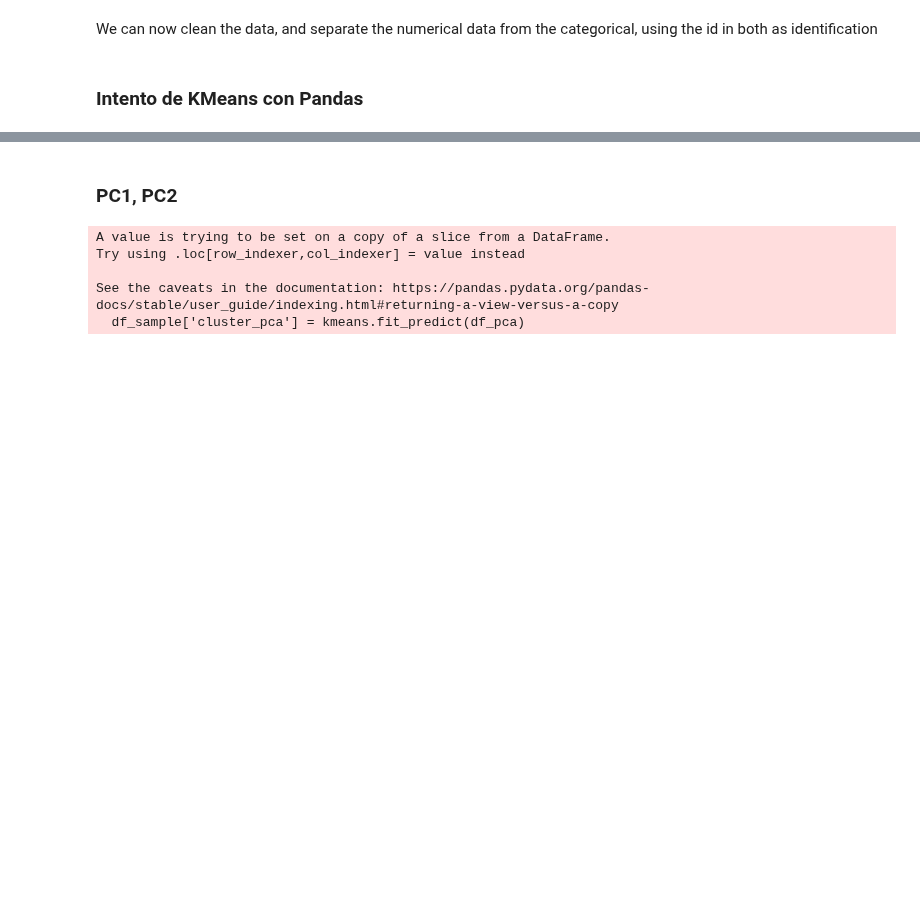
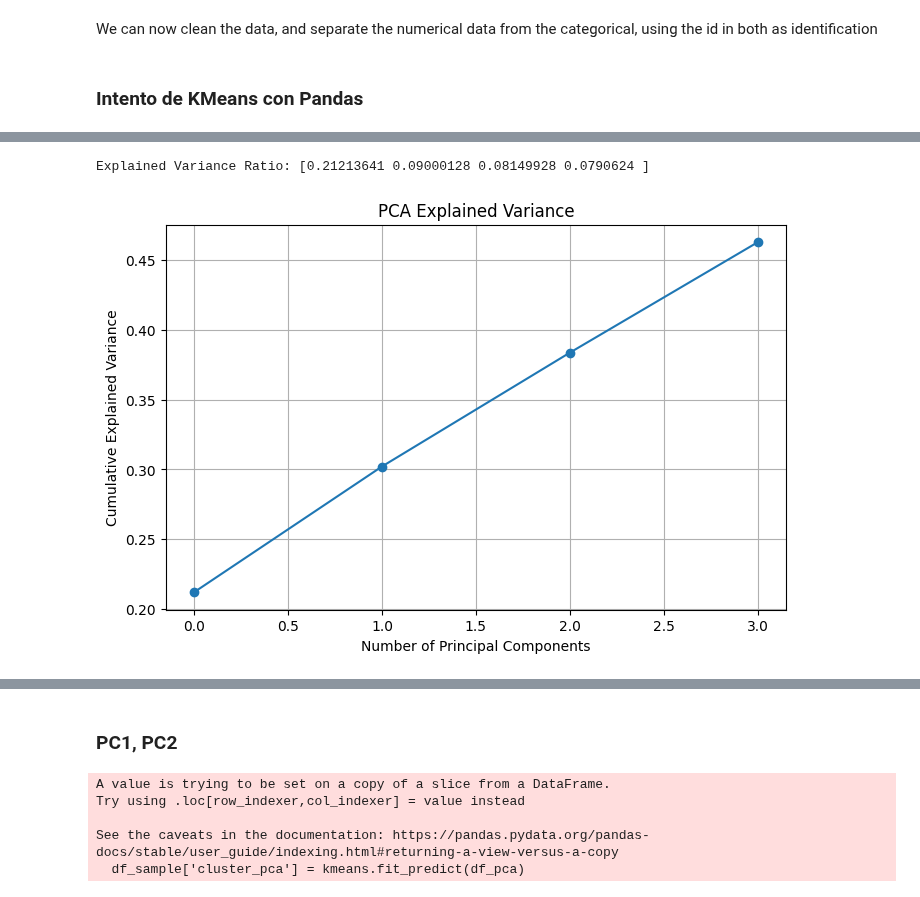
Before and after one commit to enekobarod/Suggestify, a Jupyter notebook: Suggestify/Suggestify.ipynb, the cells around one changed output, grey strips where cells are left out. Saved outputs shown, nothing was run; the diff lists cells and outputs as text; code cells hidden in the pictures; blank space fills up the shorter version.

```diff
--- a/Suggestify/Suggestify.ipynb
+++ b/Suggestify/Suggestify.ipynb
@@ -109,0 +174,19 @@ df_pca = pca.fit_transform(df_scaled)
+# %%
+explained_variance = pca.explained_variance_ratio_
+print("Explained Variance Ratio:", explained_variance)
+# %% [output]
+Explained Variance Ratio: [0.21213641 0.09000128 0.08149928 0.0790624 ]
+# %%
+import matplotlib.pyplot as plt
+import numpy as np
+
+# Plot variance explained
+plt.figure(figsize=(8,5))
+plt.plot(np.cumsum(pca.explained_variance_ratio_), marker='o')
+plt.xlabel('Number of Principal Components')
+plt.ylabel('Cumulative Explained Variance')
+plt.title('PCA Explained Variance')
+plt.grid()
+plt.show()
+# %% [output]
+[figure, added]
```
Also changed, not shown: parts of 7 cells of this notebook.
